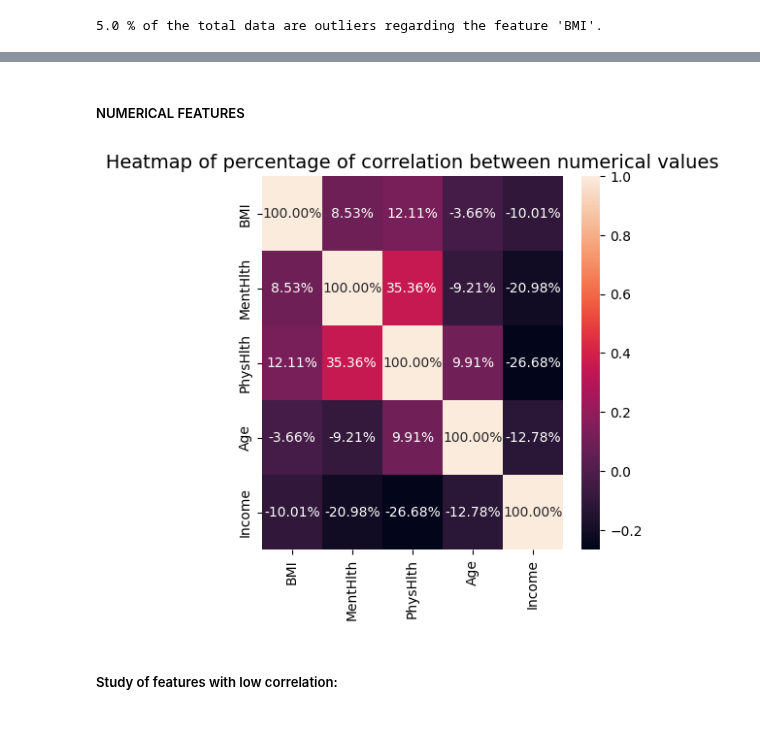
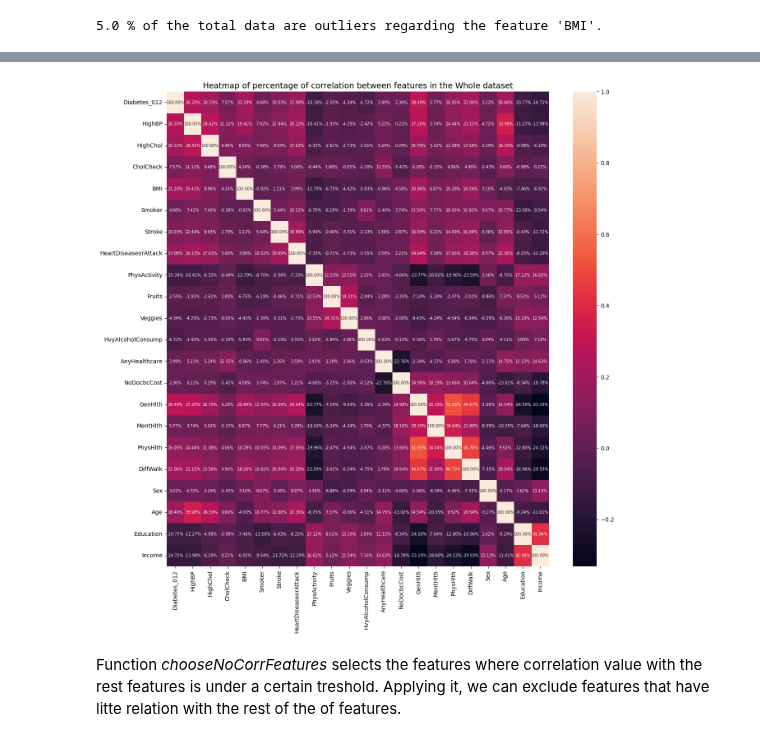
Before and after one commit to AliGarAlon/Diabetes_Project, a Jupyter notebook: diabetes_model.ipynb, the cells around one changed output, grey strips where cells are left out. Cells and saved outputs as stored; diff of their text form; code cells hidden in the pictures.

```diff
--- a/diabetes_model.ipynb
+++ b/diabetes_model.ipynb
@@ -379,10 +345,0 @@ plt.title('Heatmap of percentage of correlation between multi-categorical values
-# %% [markdown]
-##### NUMERICAL FEATURES
-# %%
-plt.figure(figsize=(5, 5))
-sb.heatmap(df_numerical.corr(), annot=True, fmt='.2%')
-plt.title('Heatmap of percentage of correlation between numerical values', fontsize=14);
-# %% [output]
-[figure, removed]
-# %% [markdown]
-##### Study of features with low correlation:
@@ -389 +349,10 @@ plt.title('Heatmap of percentage of correlation between numerical values', fonts
+# %%
+plt.figure(figsize=(15, 15))
+sb.heatmap(df.corr(), annot=True, fmt='.2%', annot_kws={'size': 7})
+plt.title('Heatmap of percentage of correlation between features in the Whole dataset', fontsize=14);
+# %% [output]
+[figure, added]
+# %% [markdown]
+Function *chooseNoCorrFeatures* selects the features where correlation value with the rest features is under a certain treshold.
+Applying it, we can exclude features that have litte relation with the rest of the of features.
 # %%
```
Also changed, not shown: parts of 40 cells of this notebook.
